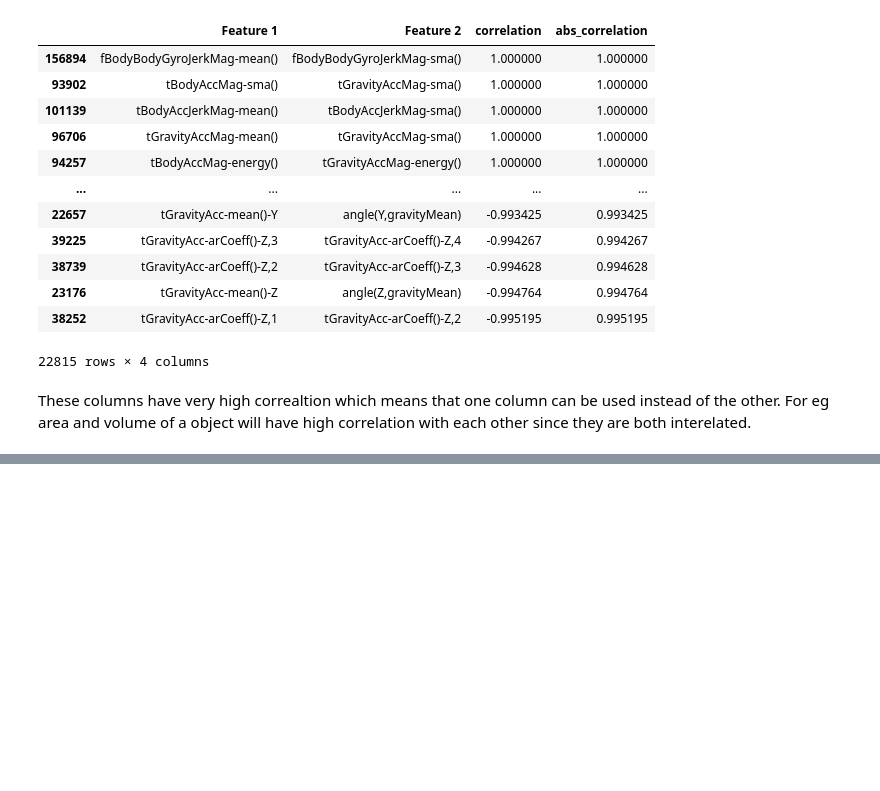
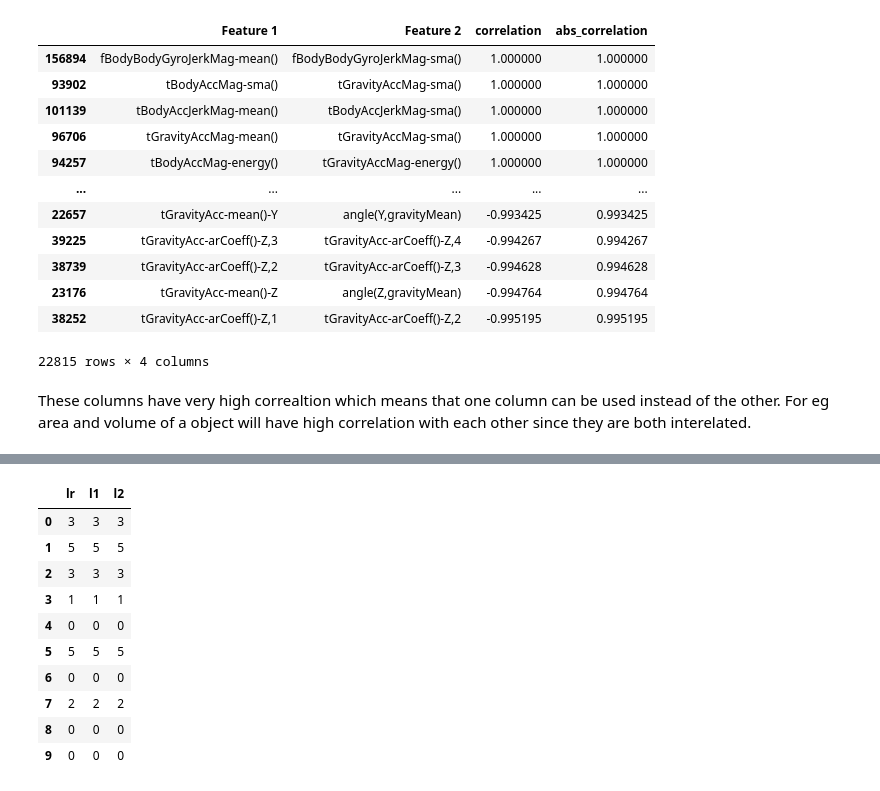
Before and after one commit to 0xNILADRI/Human-Activity-Recognition, a Jupyter notebook: classify-activities.ipynb, the cells around one changed output, grey strips where cells are left out. Saved outputs shown, nothing was run; the diff lists cells and outputs as text; code cells hidden in the pictures; blank space fills up the shorter version.

```diff
--- a/classify-activities.ipynb
+++ b/classify-activities.ipynb
@@ -152,0 +260,27 @@ These columns have very high correaltion which means that one column can be used
+# %%
+# Predict and store classes for each model. Store the probablity and class for each model
+
+y_pred = list()
+y_prob = list()
+
+for label,model in zip(coeff_labels, coeff_models):
+    y_pred.append(pd.Series(model.predict(X_test), name=label))
+    y_prob.append(pd.Series(model.predict_proba(X_test).max(axis=1), name=label))
+
+y_pred = pd.concat(y_pred, axis=1)
+y_prob = pd.concat(y_prob, axis=1)
+# %%
+# check predicted y
+y_pred.head(10)
+# %% [output]
+|  | lr | l1 | l2 |
+| 0 | 3 | 3 | 3 |
+| 1 | 5 | 5 | 5 |
+| 2 | 3 | 3 | 3 |
+| 3 | 1 | 1 | 1 |
+| 4 | 0 | 0 | 0 |
+| 5 | 5 | 5 | 5 |
+| 6 | 0 | 0 | 0 |
+| 7 | 2 | 2 | 2 |
+| 8 | 0 | 0 | 0 |
+| 9 | 0 | 0 | 0 |
```
Also changed, not shown: parts of 12 cells of this notebook.
